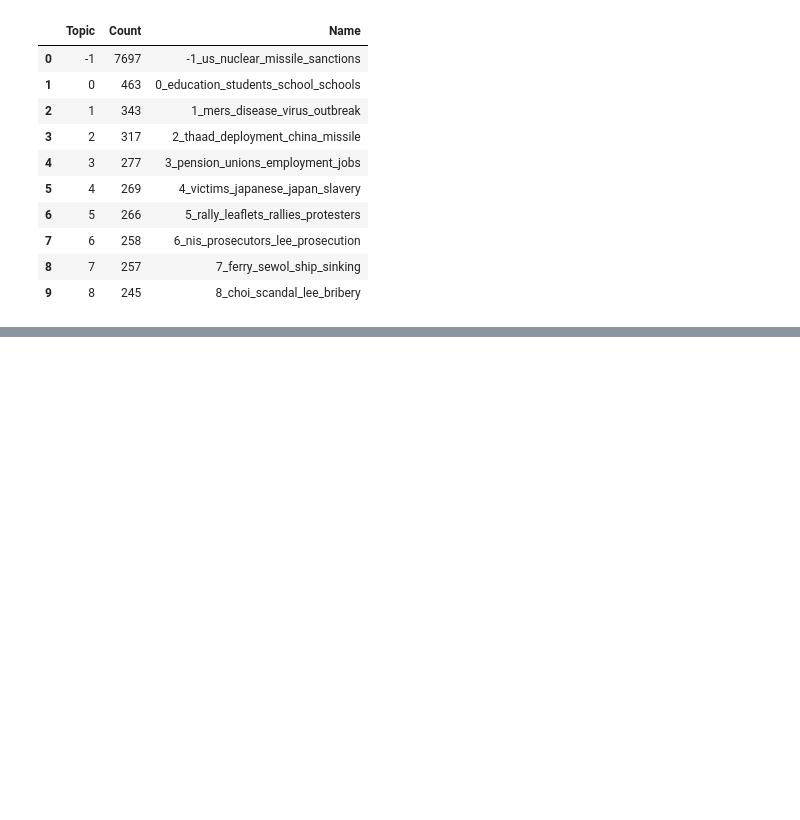
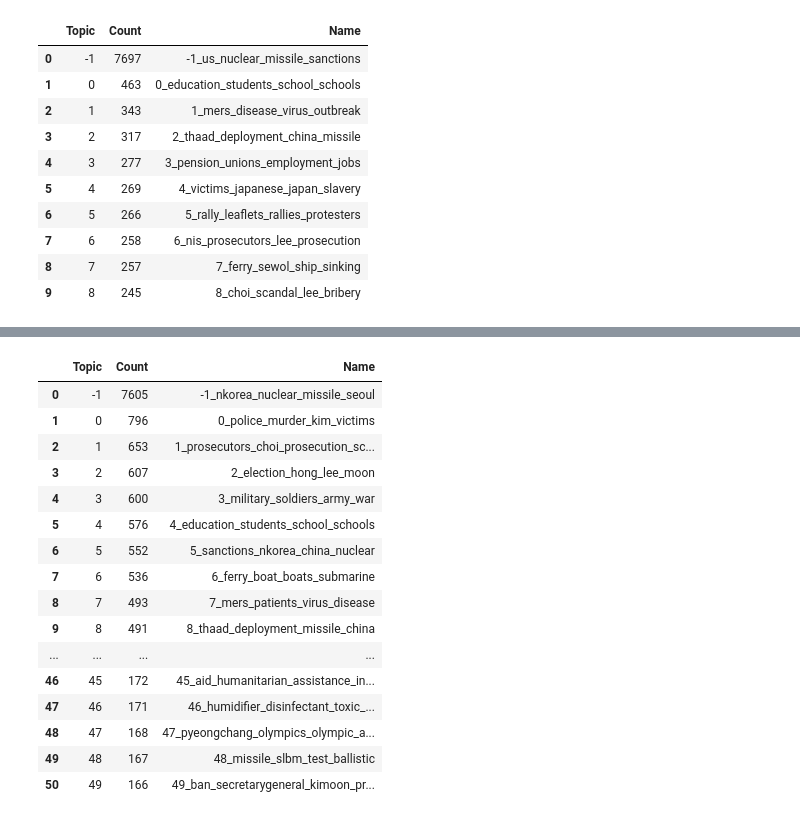
Before and after one commit to ChoiIseungil/CS474, a Jupyter notebook: bertopic/sample.ipynb, the cells around one changed output, grey strips where cells are left out. Drawn from its saved outputs; the diff is of its cells as text; code cells hidden in the pictures; blank space fills up the shorter version.

```diff
--- a/bertopic/sample.ipynb
+++ b/bertopic/sample.ipynb
@@ -117,0 +403,29 @@ topic_model.get_topic_info()[:15]
+# %%
+from bertopic import BERTopic
+topic_model = BERTopic()
+file_path = "/home/cs474/CS474/data.txt"
+of = open(file_path, 'r')
+rf = of.read()
+of.close()
+splitted = rf.split('\n')
+topics, probs = topic_model.fit_transform(splitted)
+topic_model.reduce_topics(splitted, topics, nr_topics=50)
+topic_model.get_topic_info()
+# %% [output]
+|  | Topic | Count | Name |
+| 0 | -1 | 7605 | -1_nkorea_nuclear_missile_seoul |
+| 1 | 0 | 796 | 0_police_murder_kim_victims |
+| 2 | 1 | 653 | 1_prosecutors_choi_prosecution_sc... |
+| 3 | 2 | 607 | 2_election_hong_lee_moon |
+| 4 | 3 | 600 | 3_military_soldiers_army_war |
+| 5 | 4 | 576 | 4_education_students_school_schools |
+| 6 | 5 | 552 | 5_sanctions_nkorea_china_nuclear |
+| 7 | 6 | 536 | 6_ferry_boat_boats_submarine |
+| 8 | 7 | 493 | 7_mers_patients_virus_disease |
+| 9 | 8 | 491 | 8_thaad_deployment_missile_china |
+| ... | ... | ... | ... |
+| 46 | 45 | 172 | 45_aid_humanitarian_assistance_in... |
+| 47 | 46 | 171 | 46_humidifier_disinfectant_toxic_... |
+| 48 | 47 | 168 | 47_pyeongchang_olympics_olympic_a... |
+| 49 | 48 | 167 | 48_missile_slbm_test_ballistic |
+| 50 | 49 | 166 | 49_ban_secretarygeneral_kimoon_pr... |
```
Also changed, not shown: parts of 36 cells of this notebook, 6 other files.
